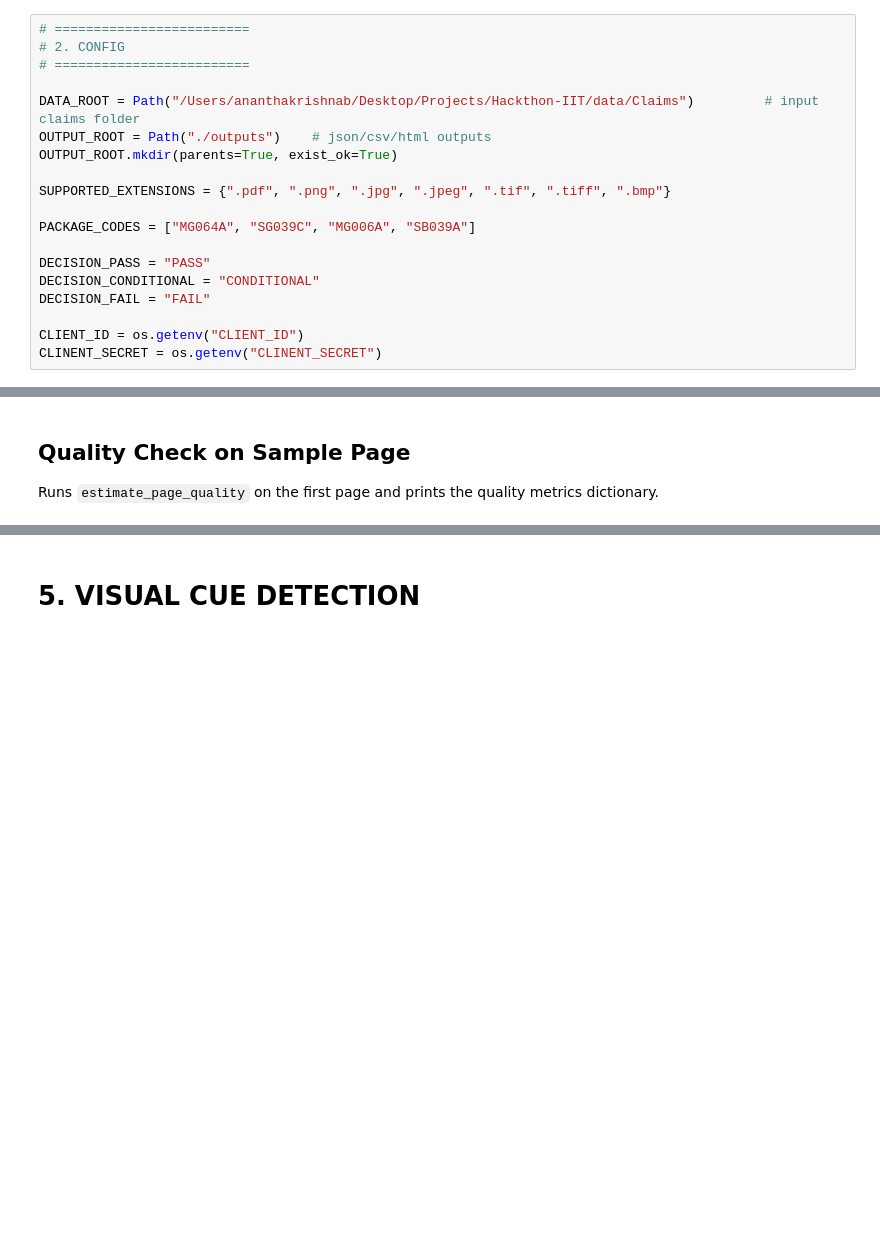
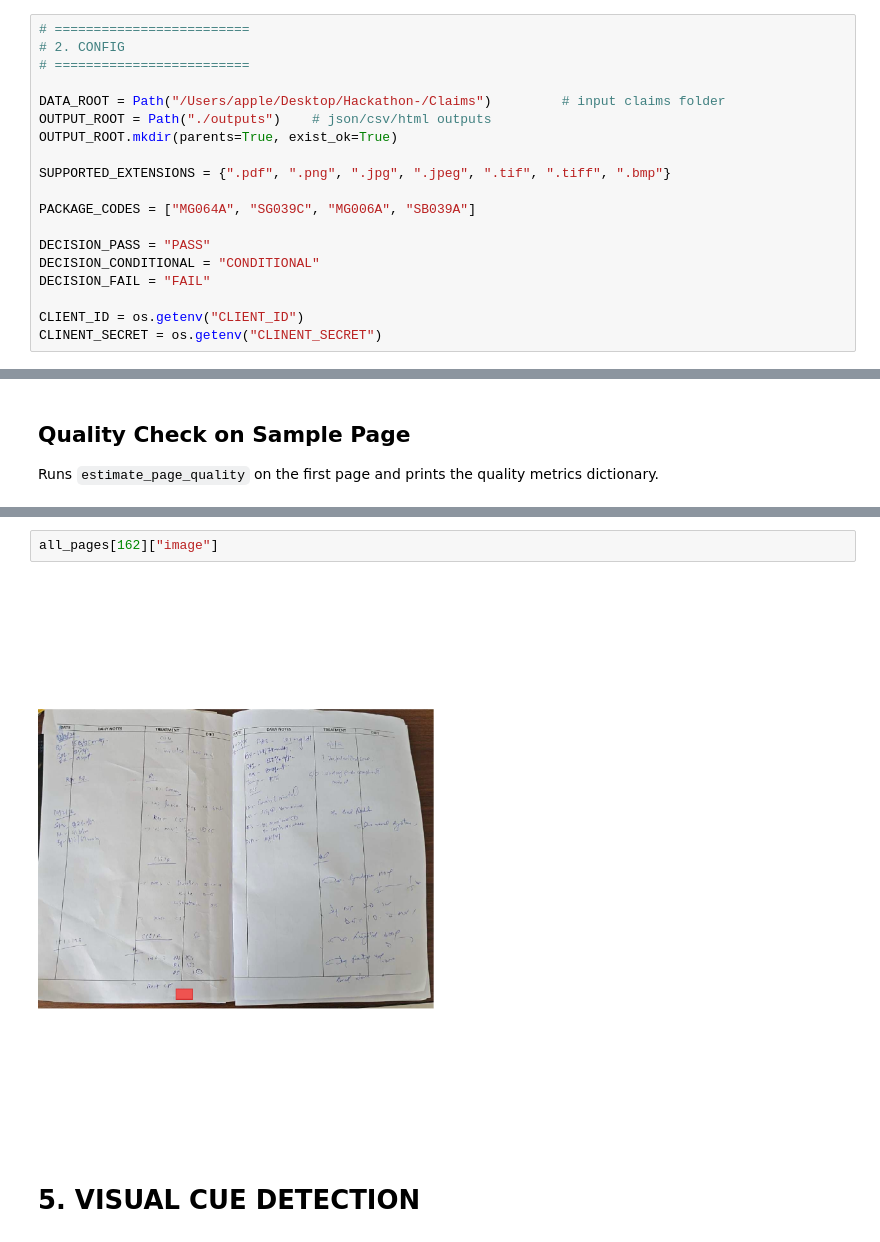
Before and after one commit to vidit-arca/Hackathon-, a Jupyter notebook: nha.ipynb, the cells around one changed output, grey strips where cells are left out. Saved outputs shown, nothing was run; the diff lists cells and outputs as text; blank space fills up the shorter version.

```diff
--- a/nha.ipynb
+++ b/nha.ipynb
@@ -33,7 +33,7 @@ Defines key paths (`DATA_ROOT`, `OUTPUT_ROOT`), the supported file extensions fo
 # 2. CONFIG
 # =========================
 
-DATA_ROOT = Path("/Users/ananthakrishnab/Desktop/Projects/Hackthon-IIT/data/Claims")         # input claims folder
+DATA_ROOT = Path("/Users/apple/Desktop/Hackathon-/Claims")         # input claims folder
 OUTPUT_ROOT = Path("./outputs")    # json/csv/html outputs
 OUTPUT_ROOT.mkdir(parents=True, exist_ok=True)
 
@@ -626,3 +777,7 @@ Quality: {'laplacian_var': 380.2566044596124, 'is_blurry': False, 'text_density'
+# %%
+all_pages[162]["image"]
+# %% [output]
+[figure, added]
 # %% [markdown]
 # 5. VISUAL CUE DETECTION
 # %% [markdown]
```
Also changed, not shown: parts of 6 cells of this notebook.
